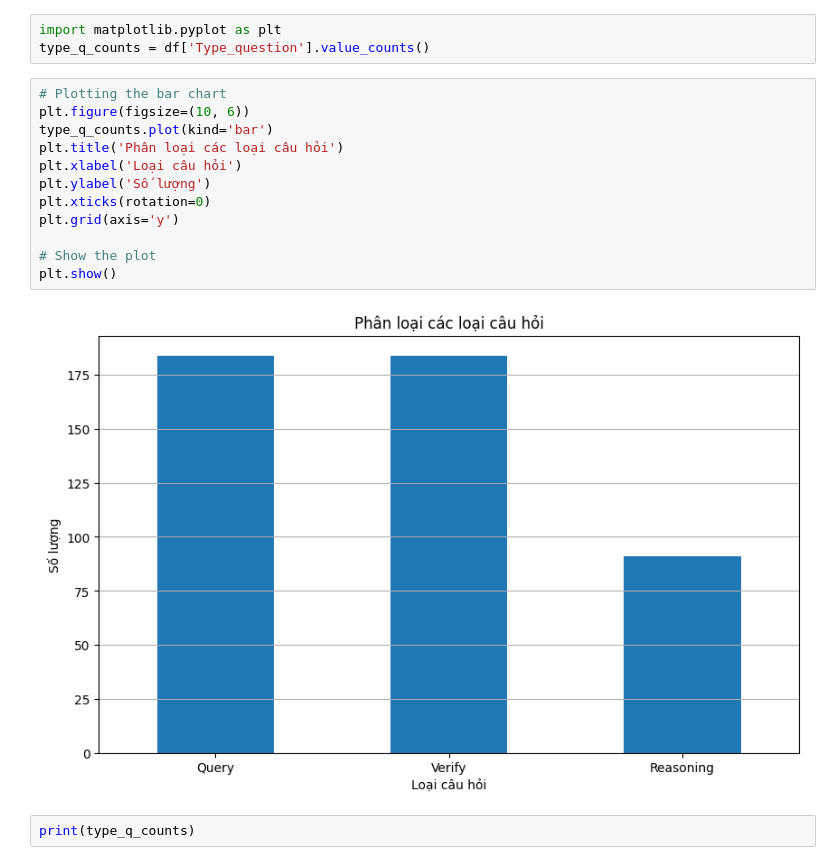
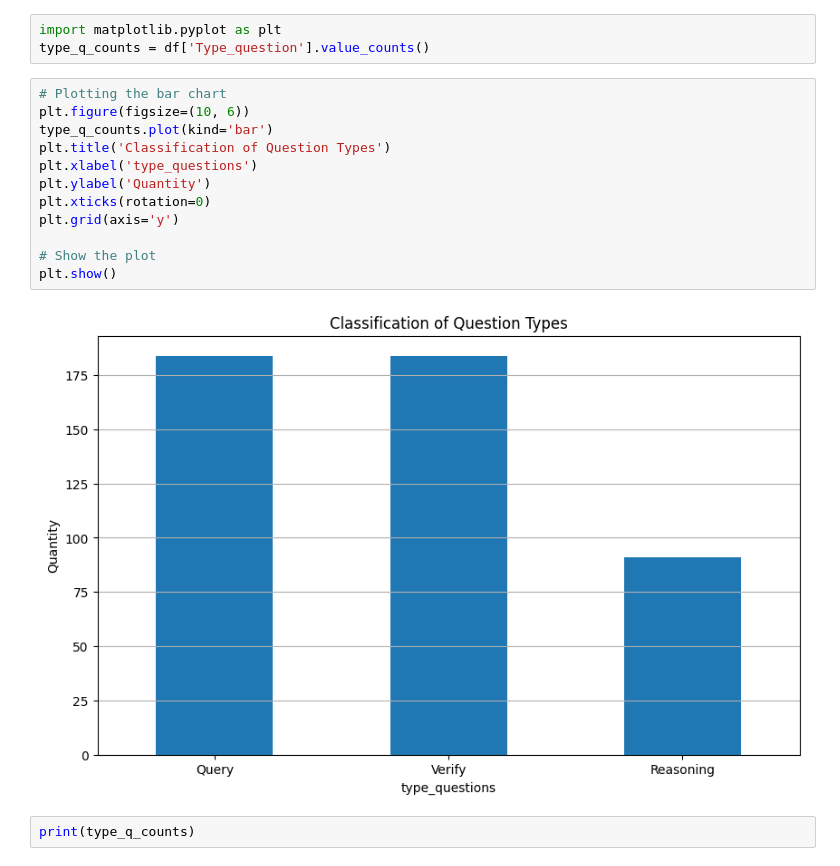
Before and after one commit to LTNhoTin/LegalBizAI_project, a Jupyter notebook: test_set/datatest.ipynb, the cells around one changed output. Drawn from its saved outputs; the diff is of its cells as text.

```diff
--- a/test_set/datatest.ipynb
+++ b/test_set/datatest.ipynb
@@ -52,17 +52,17 @@ type_q_counts = df['Type_question'].value_counts()
 # %%
 # Plotting the bar chart
 plt.figure(figsize=(10, 6))
 type_q_counts.plot(kind='bar')
-plt.title('Phân loại các loại câu hỏi')
-plt.xlabel('Loại câu hỏi')
-plt.ylabel('Số lượng')
+plt.title('Classification of Question Types')
+plt.xlabel('type_questions')
+plt.ylabel('Quantity')
 plt.xticks(rotation=0)
 plt.grid(axis='y')
 
 # Show the plot
 plt.show()
 # %% [output]
-[figure, old version]
+[figure, new version]
 # %%
 print(type_q_counts)
 # %% [output]
```
